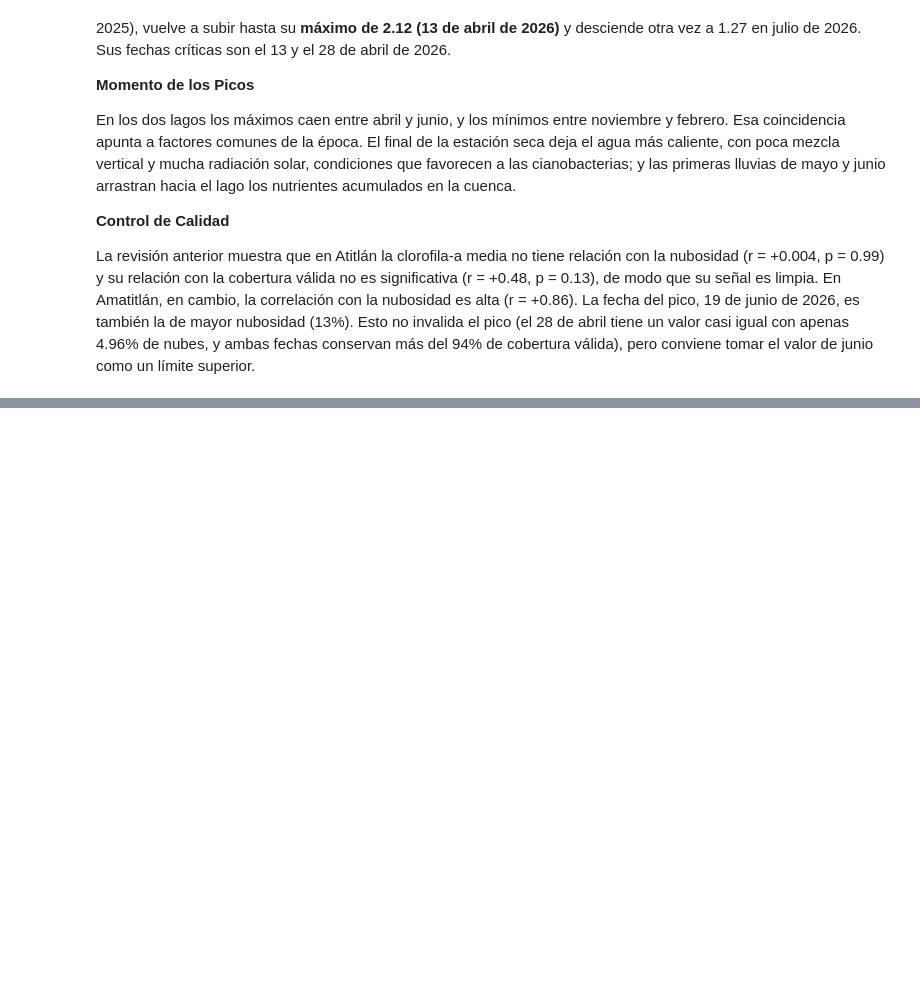
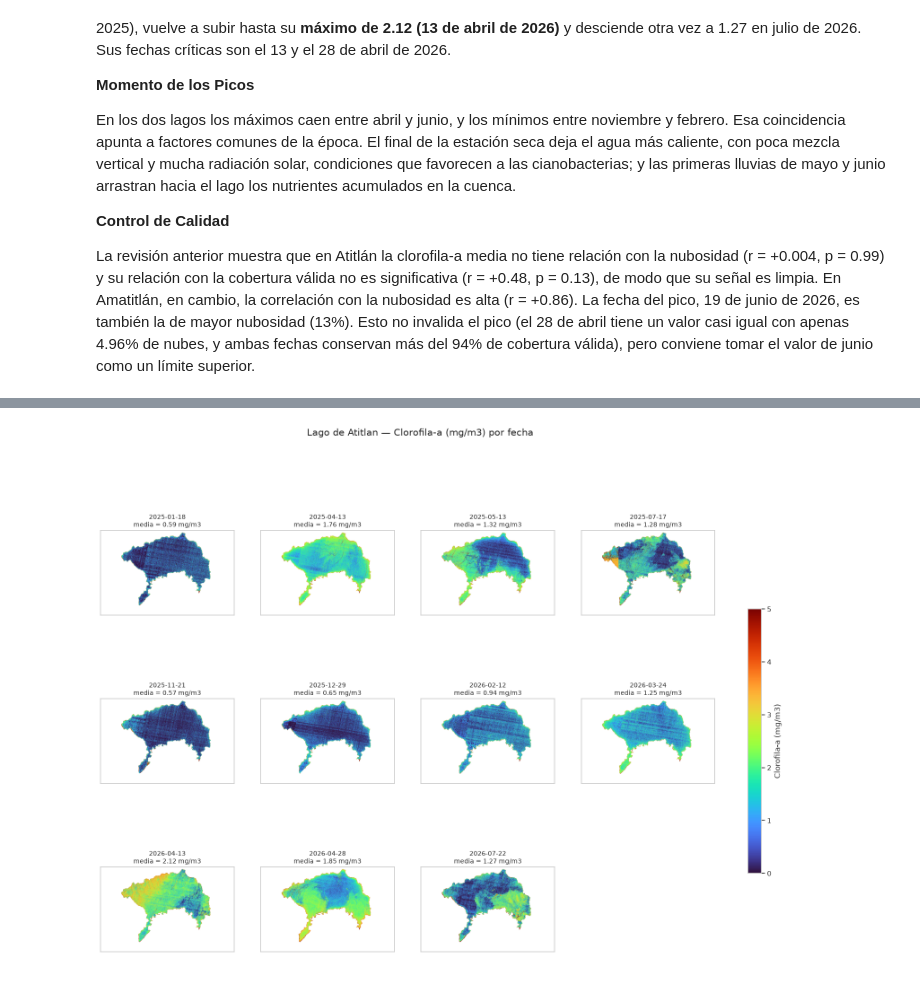
Before and after one commit to Tunchxz/CC3084-Laboratorio-4, a Jupyter notebook: notebooks/02_analisis_cianobacteria.ipynb, the cells around one changed output, grey strips where cells are left out. Drawn from its saved outputs; the diff is of its cells as text; code cells hidden in the pictures; blank space fills up the shorter version.

```diff
--- a/notebooks/02_analisis_cianobacteria.ipynb
+++ b/notebooks/02_analisis_cianobacteria.ipynb
@@ -267,0 +305,4 @@ La revisión anterior muestra que en Atitlán la clorofila-a media no tiene rela
+# %%
+grilla_mapas("Atitlan")
+# %% [output]
+[figure, added]
```
Also changed, not shown: parts of 8 cells of this notebook.
